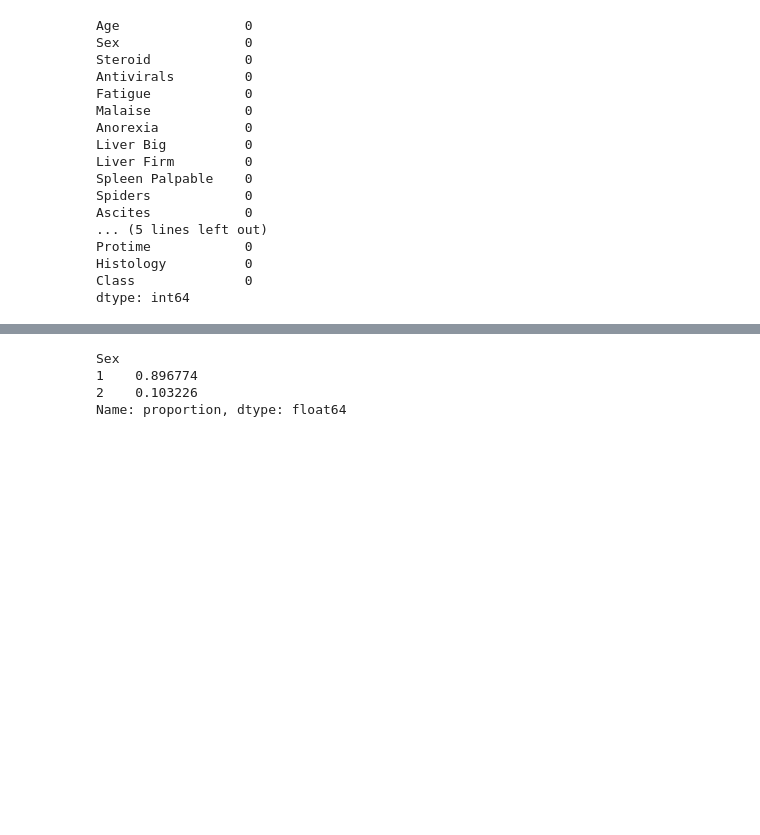
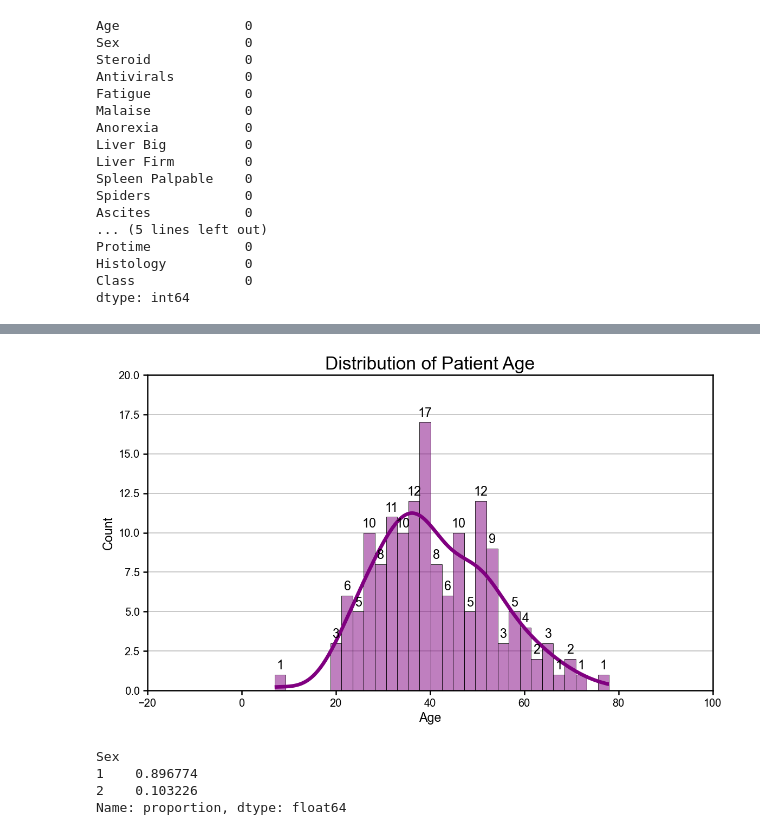
Before and after one commit to Karina-shih/cmse830_fds, a Jupyter notebook: midproject.ipynb, the cells around one changed output, grey strips where cells are left out. Saved outputs shown, nothing was run; the diff lists cells and outputs as text; code cells hidden in the pictures; blank space fills up the shorter version.

```diff
--- a/midproject.ipynb
+++ b/midproject.ipynb
@@ -325,3 +291,25 @@ plt.show()
+# %%
+plt.figure(figsize=(10, 6))
+ax_plots=sns.histplot(
+    data=df_copy,
+    kde=True, #adding curve in plot
+    x='Age',
+    bins=30,
+    color='purple',
+    edgecolor='black'
+)
+for num in ax_plots.containers: #containers is Matplotlib of property
+    labels = [int(h) for h in num.datavalues] #datavalues also a Metaplotlib of property
+    non_zero_labels = [str(y) if y > 0 else '' for y in labels]#turn int to str, so we can let 0 became space
+    ax_plots.bar_label(num, non_zero_labels, padding=3) #padding=3 means leave distance of 3 units
+
+plt.title('Distribution of Patient Age')
+plt.xlabel('Age')
+plt.ylabel('Count')
+plt.grid(True, axis='y', alpha=0.5)
+plt.show()
+# %% [output]
+[figure, added]
 # %%
 #imbalance
 df_hepatitis['Sex'].value_counts(normalize=True)
```
Also changed, not shown: parts of 14 cells of this notebook, 1 other file.
